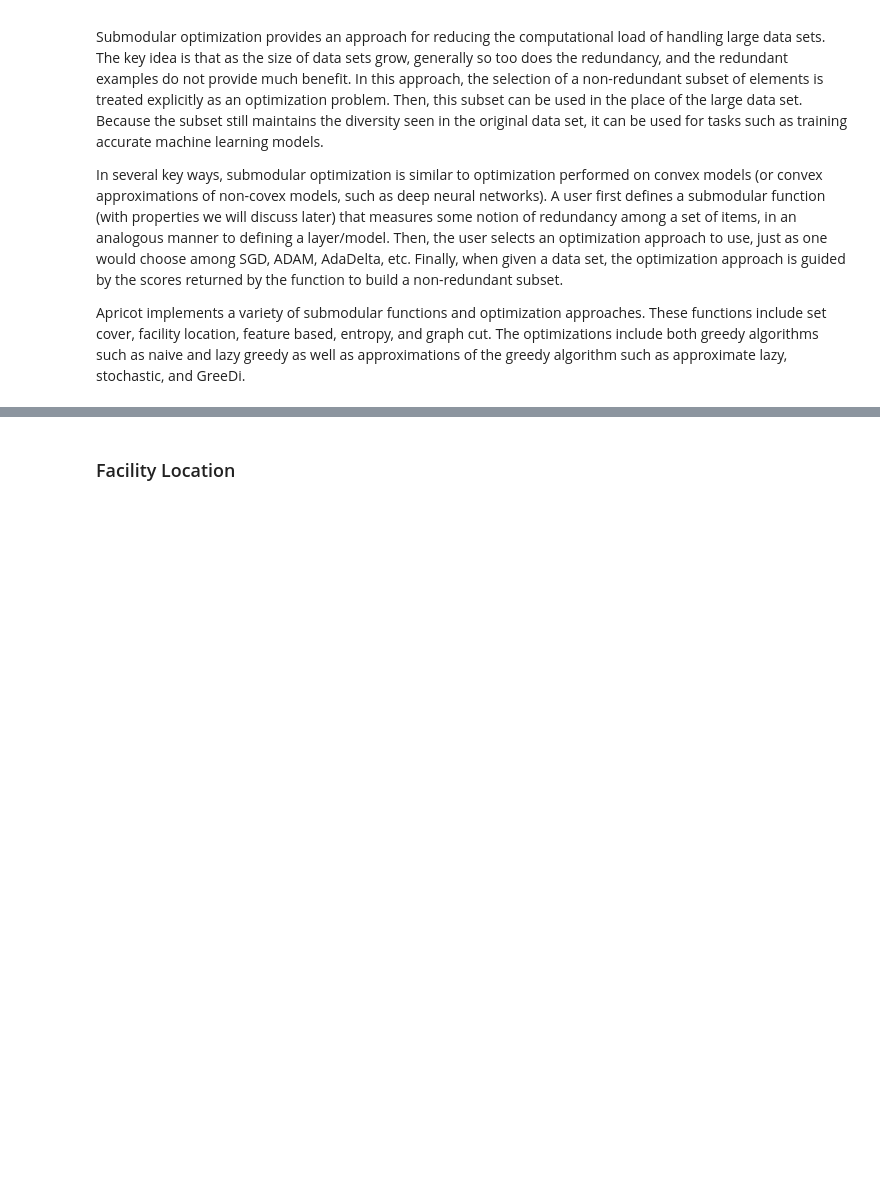
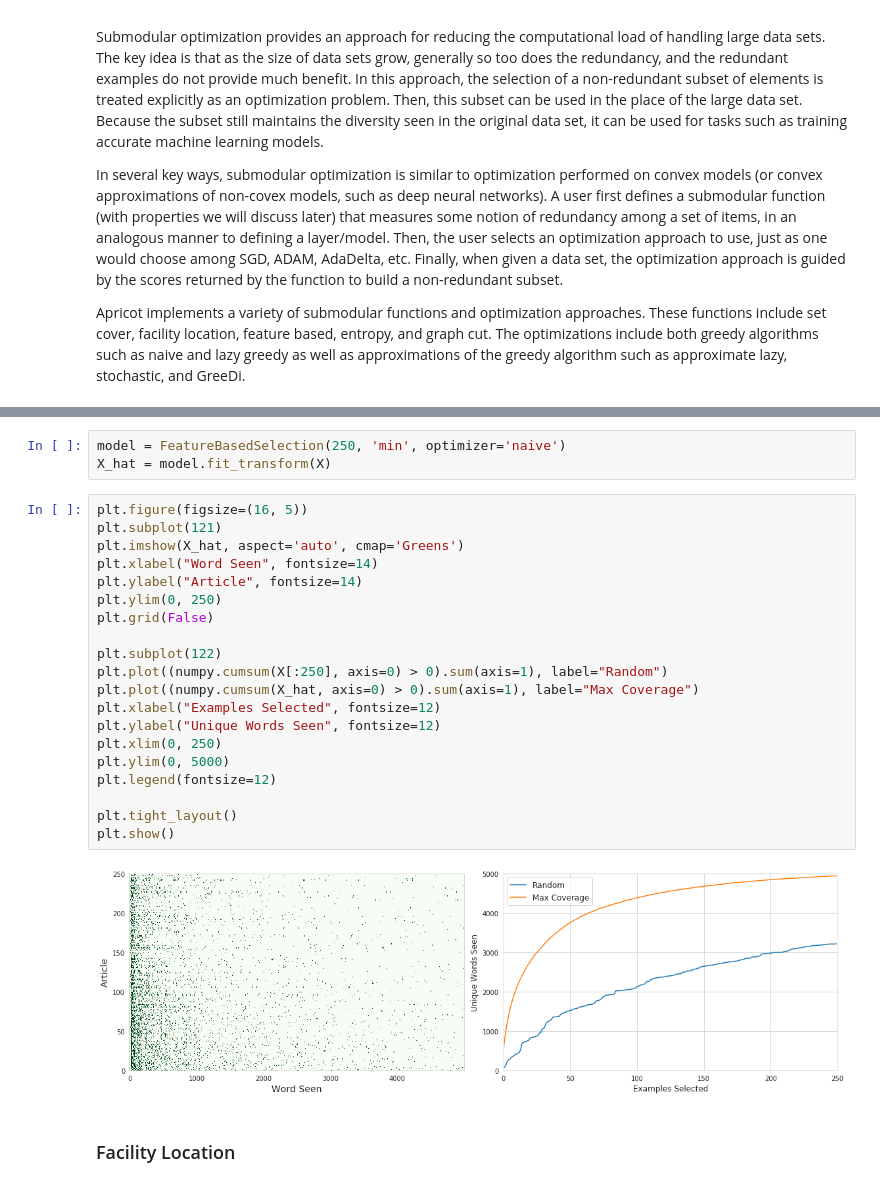
Before and after one commit to jmschrei/apricot, a Jupyter notebook: tutorials/1. Introduction to Submodular Optimization.ipynb, the cells around one changed output, grey strips where cells are left out. Drawn from its saved outputs; the diff is of its cells as text; blank space fills up the shorter version.

```diff
--- a/tutorials/1. Introduction to Submodular Optimization.ipynb
+++ b/tutorials/1. Introduction to Submodular Optimization.ipynb
@@ -46,3 +68,28 @@ plt.imshow(X_hat)
+# %%
+model = FeatureBasedSelection(250, 'min', optimizer='naive')
+X_hat = model.fit_transform(X)
+# %%
+plt.figure(figsize=(16, 5))
+plt.subplot(121)
+plt.imshow(X_hat, aspect='auto', cmap='Greens')
+plt.xlabel("Word Seen", fontsize=14)
+plt.ylabel("Article", fontsize=14)
+plt.ylim(0, 250)
+plt.grid(False)
+
+plt.subplot(122)
+plt.plot((numpy.cumsum(X[:250], axis=0) > 0).sum(axis=1), label="Random")
+plt.plot((numpy.cumsum(X_hat, axis=0) > 0).sum(axis=1), label="Max Coverage")
+plt.xlabel("Examples Selected", fontsize=12)
+plt.ylabel("Unique Words Seen", fontsize=12)
+plt.xlim(0, 250)
+plt.ylim(0, 5000)
+plt.legend(fontsize=12)
+
+plt.tight_layout()
+plt.show()
+# %% [output]
+[figure, added]
 # %% [markdown]
 ### Facility Location
 # %% [markdown]
```
Also changed, not shown: parts of 7 cells of this notebook.
